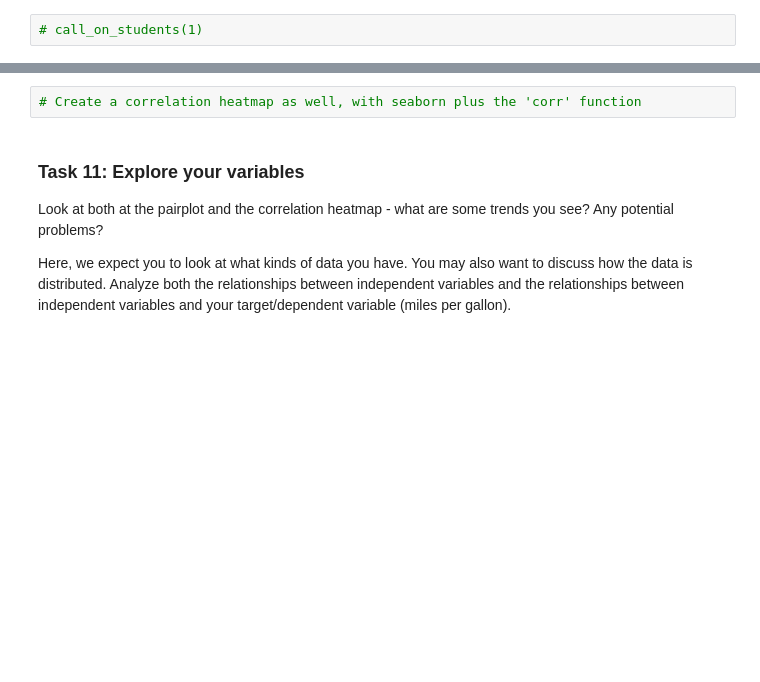
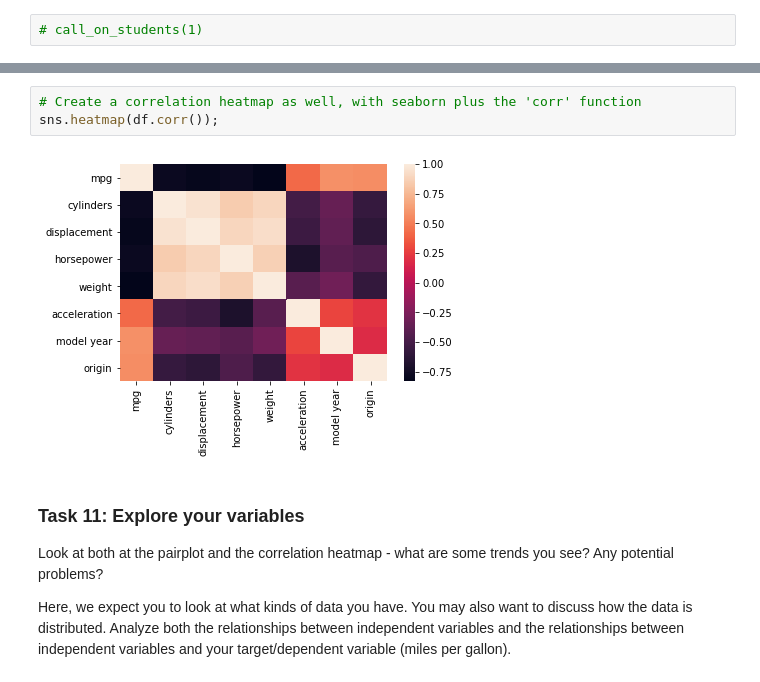
Before and after one commit to dermothethird/DS-Live-091922, a Jupyter notebook: Phase2/P2-Code-Challenge-Review.ipynb, the cells around one changed output, grey strips where cells are left out. Saved outputs shown, nothing was run; the diff lists cells and outputs as text; blank space fills up the shorter version.

```diff
--- a/Phase2/P2-Code-Challenge-Review.ipynb
+++ b/Phase2/P2-Code-Challenge-Review.ipynb
@@ -219,5 +296,8 @@ import seaborn as sns
 # %%
 # Create a correlation heatmap as well, with seaborn plus the 'corr' function
+sns.heatmap(df.corr());
+# %% [output]
+[figure, added]
 # %% [markdown]
 ### Task 11: Explore your variables
 
```
Also changed, not shown: parts of 31 cells of this notebook, 2 other files.
